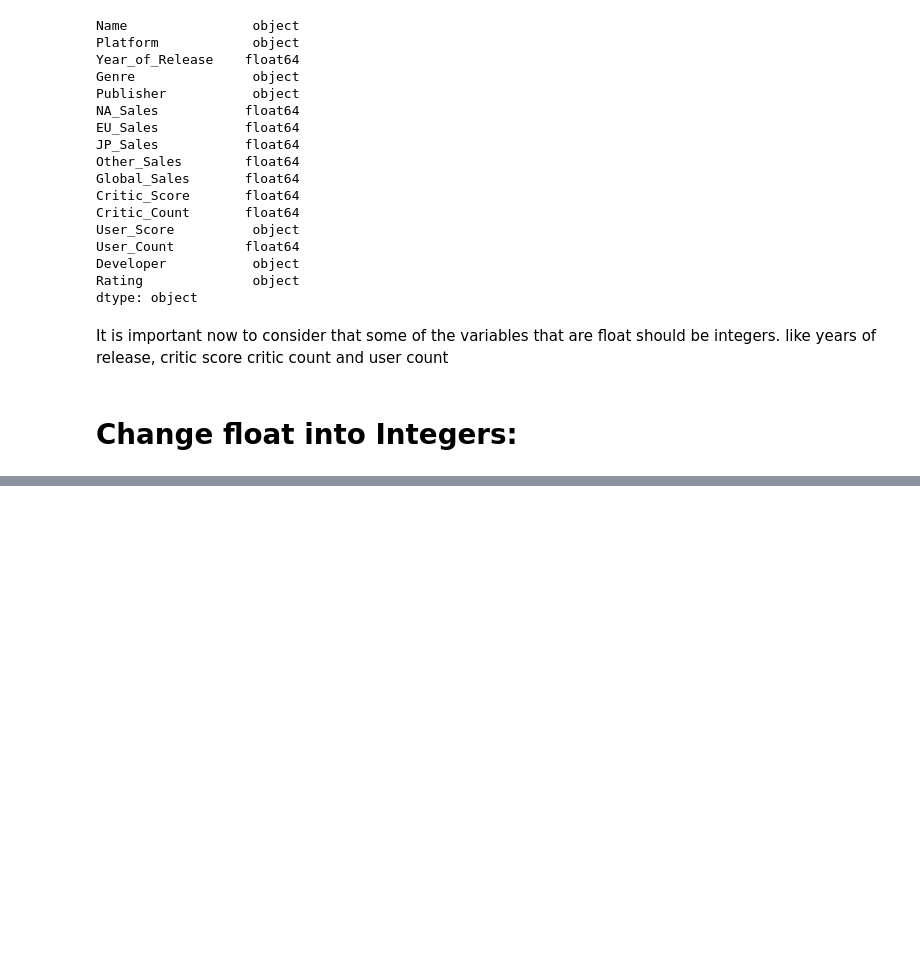
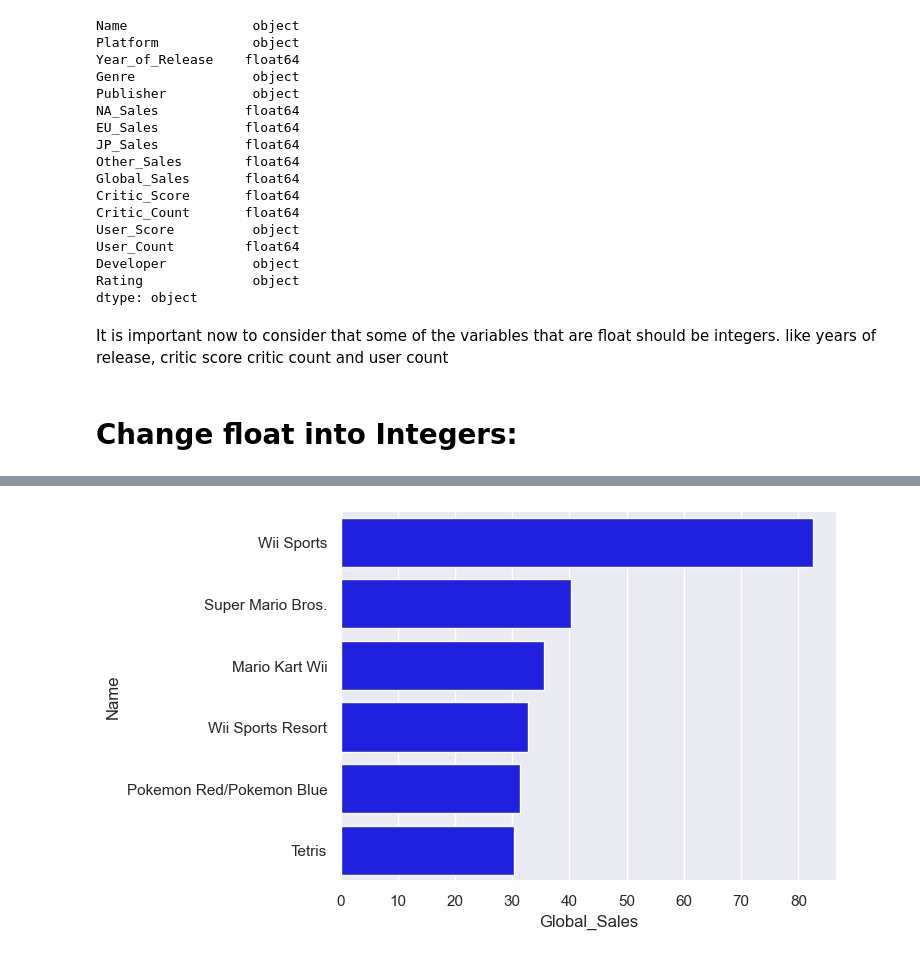
Before and after one commit to Sba23037/CristinaPriolo_DVizHDip_CA1, a Jupyter notebook: CristinaPriolo_DVizHDip_CA1.ipynb, the cells around one changed output, grey strips where cells are left out. Cells and saved outputs as stored; diff of their text form; code cells hidden in the pictures; blank space fills up the shorter version.

Commit message:
starting with visualization
start answering/testing to answer the question with visualization

```diff
--- a/CristinaPriolo_DVizHDip_CA1.ipynb
+++ b/CristinaPriolo_DVizHDip_CA1.ipynb
@@ -274,0 +308,2 @@ df['User_Count'] = df['User_Count'].apply(np.int64)
+# %%
+GlobalSales_df=df.loc[df["Global_Sales"]>30]
@@ -274,0 +319,5 @@ df['User_Count'] = df['User_Count'].apply(np.int64)
+# %%
+from numpy import mean
+sns.barplot(data=GlobalSales_df, x="Global_Sales", y="Name", color="blue", estimator=mean );
+# %% [output]
+[figure, added]
```
Also changed, not shown: parts of 13 cells of this notebook.
